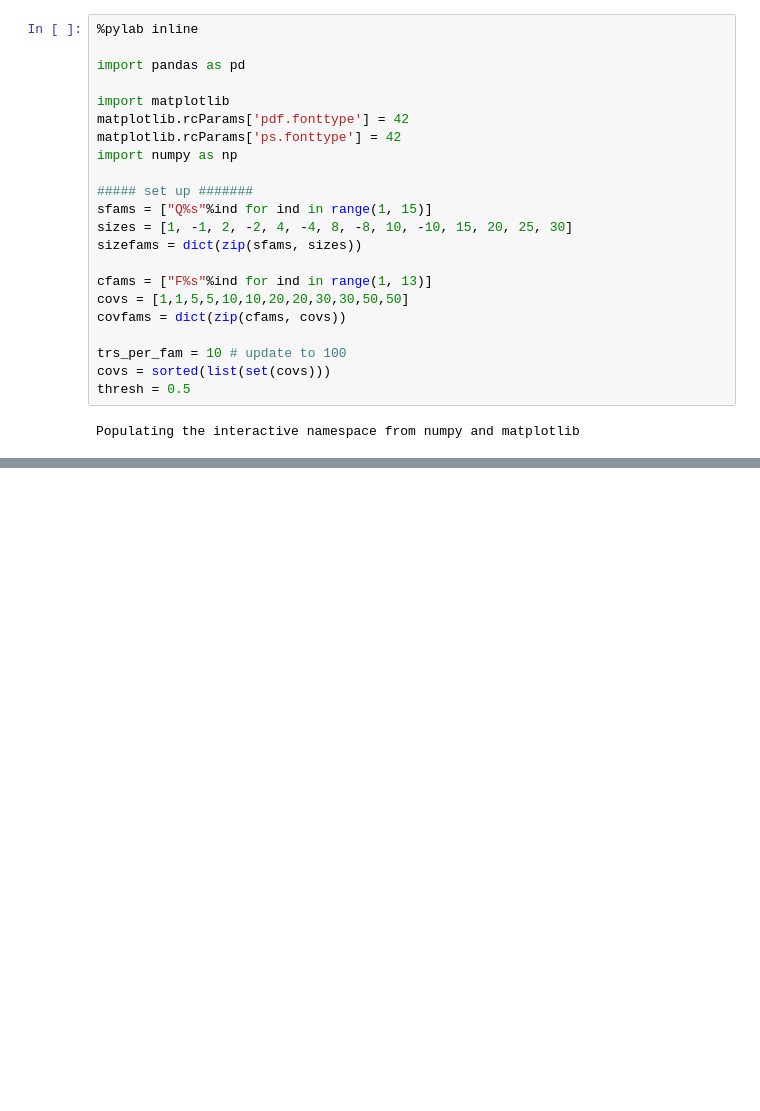
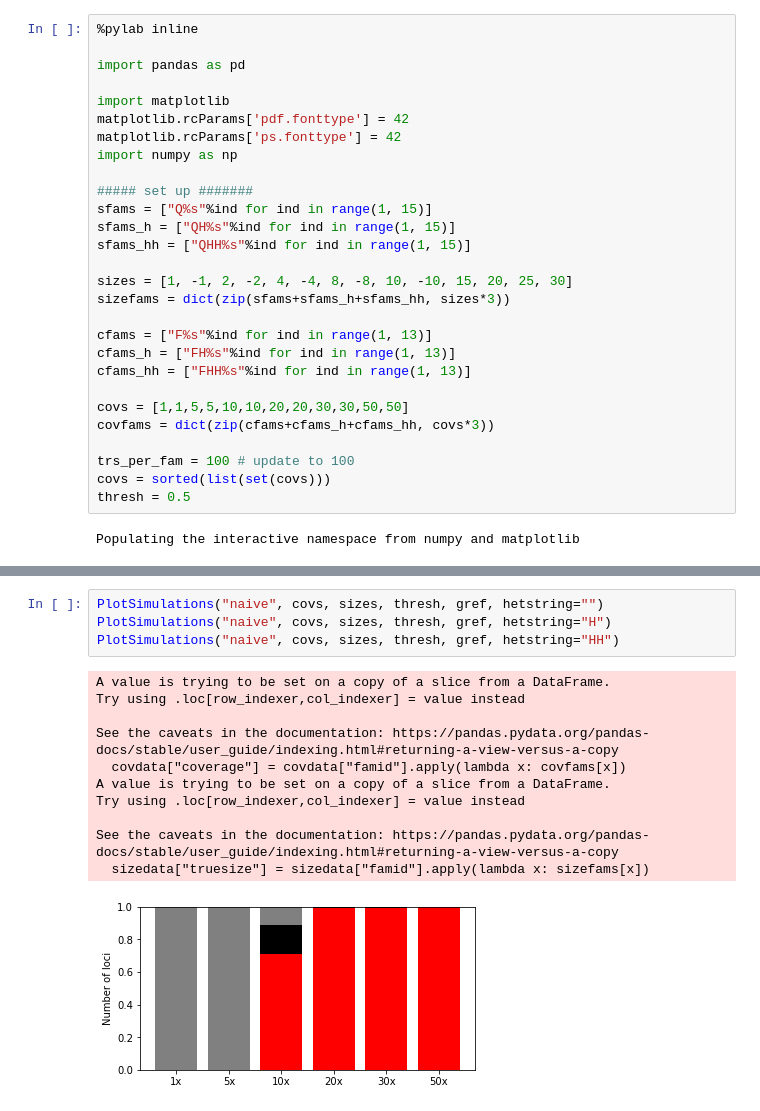
Before and after one commit to gymreklab/ssc-denovos-paper, a Jupyter notebook: simulations/monstr-simulations.ipynb, the cells around one changed output, grey strips where cells are left out. Cells and saved outputs as stored; diff of their text form; blank space fills up the shorter version.

```diff
--- a/simulations/monstr-simulations.ipynb
+++ b/simulations/monstr-simulations.ipynb
@@ -10,14 +10,20 @@ import numpy as np
 
 ##### set up #######
 sfams = ["Q%s"%ind for ind in range(1, 15)]
+sfams_h = ["QH%s"%ind for ind in range(1, 15)]
+sfams_hh = ["QHH%s"%ind for ind in range(1, 15)]
+
 sizes = [1, -1, 2, -2, 4, -4, 8, -8, 10, -10, 15, 20, 25, 30]
-sizefams = dict(zip(sfams, sizes))
+sizefams = dict(zip(sfams+sfams_h+sfams_hh, sizes*3))
 
 cfams = ["F%s"%ind for ind in range(1, 13)]
+cfams_h = ["FH%s"%ind for ind in range(1, 13)]
+cfams_hh = ["FHH%s"%ind for ind in range(1, 13)]
+
 covs = [1,1,5,5,10,10,20,20,30,30,50,50]
-covfams = dict(zip(cfams, covs))
+covfams = dict(zip(cfams+cfams_h+cfams_hh, covs*3))
 
-trs_per_fam = 10 # update to 100
+trs_per_fam = 100 # update to 100
 covs = sorted(list(set(covs)))
 thresh = 0.5
 # %% [output]
@@ -198,0 +196,16 @@ See the caveats in the documentation: https://pandas.pydata.org/pandas-docs/stab
+# %%
+PlotSimulations("naive", covs, sizes, thresh, gref, hetstring="")
+PlotSimulations("naive", covs, sizes, thresh, gref, hetstring="H")
+PlotSimulations("naive", covs, sizes, thresh, gref, hetstring="HH")
+# %% [output]
+A value is trying to be set on a copy of a slice from a DataFrame.
+Try using .loc[row_indexer,col_indexer] = value instead
+
+See the caveats in the documentation: https://pandas.pydata.org/pandas-docs/stable/user_guide/indexing.html#returning-a-view-versus-a-copy
+  covdata["coverage"] = covdata["famid"].apply(lambda x: covfams[x])
+A value is trying to be set on a copy of a slice from a DataFrame.
+Try using .loc[row_indexer,col_indexer] = value instead
+
+See the caveats in the documentation: https://pandas.pydata.org/pandas-docs/stable/user_guide/indexing.html#returning-a-view-versus-a-copy
+  sizedata["truesize"] = sizedata["famid"].apply(lambda x: sizefams[x])
+[figure, added]
```
Also changed, not shown: parts of 8 cells of this notebook.
